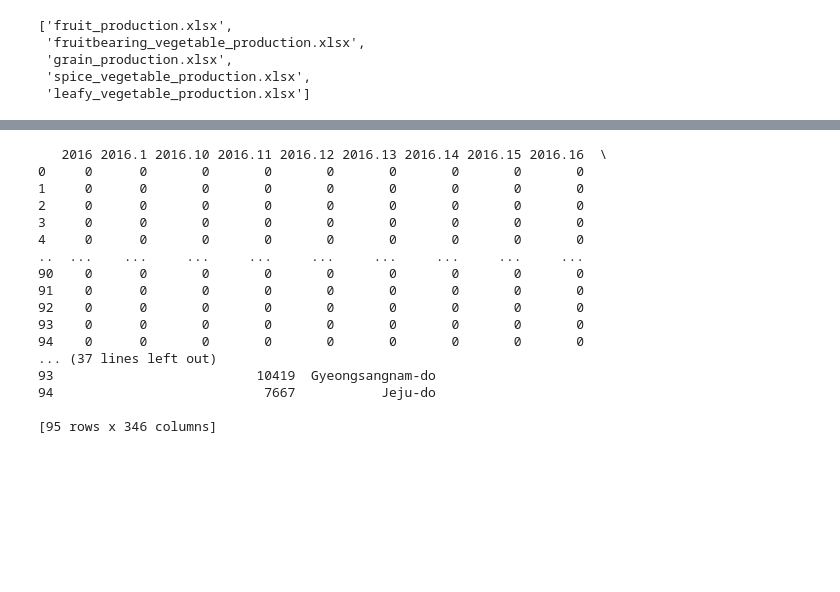
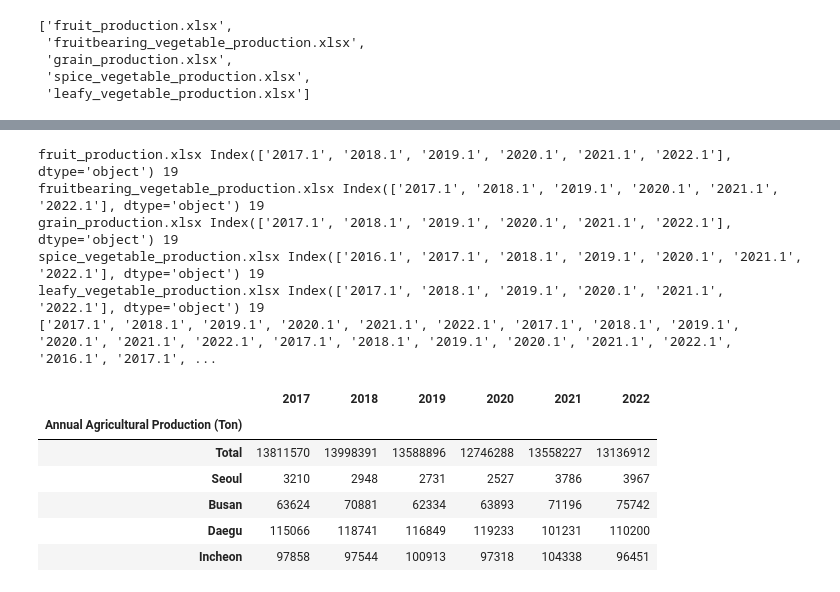
Before and after one commit to seohyeonlee2020/p-ollution, a Jupyter notebook: agDataClean.ipynb, the cells around one changed output, grey strips where cells are left out. Saved outputs shown, nothing was run; the diff lists cells and outputs as text; code cells hidden in the pictures; blank space fills up the shorter version.

```diff
--- a/agDataClean.ipynb
+++ b/agDataClean.ipynb
@@ -29,3 +29,8 @@ title_list
  'grain_production.xlsx',
  'spice_vegetable_production.xlsx',
  'leafy_vegetable_production.xlsx']
+# %%
+#save regions
+regions = df_list[0]['By province']
+regions[0] = 'Regions'
+regions
@@ -32,9 +58,9 @@ title_list
 # %%
+filtered_list = []
 for title, df in zip(title_list, df_list):
     if title != 'main_crop_production':
-        #takeproduction only from each year (filter column names that end with ".1")
+
         pattern = r".*\.1$"
         filtered_cols = [col for col in df.columns if re.match(pattern, col)]
         filtered_df = df[filtered_cols]
-        transposed_df = filtered_df.transpose()
-        transposed_df.head()
+        filtered_list.append(filtered_df)
@@ -53,29 +85,39 @@ main.head()
-# %%
-# Concatenate the datasets along rows
-combined_df = pd.concat(df_list, ignore_index=True)
-
-# Group by the columns and sum the values
-result_df = combined_df.groupby(combined_df.columns, axis=1).sum()
-
-# If you have NaN values due to missing data in some datasets, you can replace them with 0
-result_df = result_df.fillna(0)
-
-print(result_df)
-# %% [output]
-   2016 2016.1 2016.10 2016.11 2016.12 2016.13 2016.14 2016.15 2016.16  \
-0     0      0       0       0       0       0       0       0       0
-1     0      0       0       0       0       0       0       0       0
-2     0      0       0       0       0       0       0       0       0
-3     0      0       0       0       0       0       0       0       0
-4     0      0       0       0       0       0       0       0       0
-..  ...    ...     ...     ...     ...     ...     ...     ...     ...
-90    0      0       0       0       0       0       0       0       0
-91    0      0       0       0       0       0       0       0       0
-92    0      0       0       0       0       0       0       0       0
-93    0      0       0       0       0       0       0       0       0
-94    0      0       0       0       0       0       0       0       0
-... (37 lines left out)
-93                          10419  Gyeongsangnam-do
-94                           7667           Jeju-do
-
-[95 rows x 346 columns]
+# %%
+for title, df in zip(title_list, filtered_list):
+    print(title, df.columns, len(df))
+    #spice production has an extra year. dropped it here
+    if title == "spice_vegetable_production.xlsx":
+        df = df.drop(['2016.1'], axis = 1)
+
+column_names = filtered_list[0].columns
+concat_df = pd.concat(filtered_list, axis = 1)
+print(list(concat_df.columns))
+
+#sum all columns in concat_df with the same name and assignt this column to corresponding name
+sum_result = concat_df.groupby(level=0, axis=1).sum()
+# sum_result.head()
+
+#drop 2016 since only one df has this information and drop first row
+sum_result = sum_result.drop(['2016.1'], axis = 1)
+
+sum_result = sum_result.set_index(regions)
+sum_result = sum_result.iloc[1:, :]
+sum_result.index.name = 'Annual Agricultural Production (Ton)'
+
+year = [int(x.split(".")[0]) for x in column_names]
+sum_result.columns = year
+sum_result.head()
+# %% [output]
+fruit_production.xlsx Index(['2017.1', '2018.1', '2019.1', '2020.1', '2021.1', '2022.1'], dtype='object') 19
+fruitbearing_vegetable_production.xlsx Index(['2017.1', '2018.1', '2019.1', '2020.1', '2021.1', '2022.1'], dtype='object') 19
+grain_production.xlsx Index(['2017.1', '2018.1', '2019.1', '2020.1', '2021.1', '2022.1'], dtype='object') 19
+spice_vegetable_production.xlsx Index(['2016.1', '2017.1', '2018.1', '2019.1', '2020.1', '2021.1', '2022.1'], dtype='object') 19
+leafy_vegetable_production.xlsx Index(['2017.1', '2018.1', '2019.1', '2020.1', '2021.1', '2022.1'], dtype='object') 19
+['2017.1', '2018.1', '2019.1', '2020.1', '2021.1', '2022.1', '2017.1', '2018.1', '2019.1', '2020.1', '2021.1', '2022.1', '2017.1', '2018.1', '2019.1', '2020.1', '2021.1', '2022.1', '2016.1', '2017.1', ...
+|  | 2017 | 2018 | 2019 | 2020 | 2021 | 2022 |
+| Annual Agricultural Production (Ton) |  |  |  |  |  |  |
+| Total | 13811570 | 13998391 | 13588896 | 12746288 | 13558227 | 13136912 |
+| Seoul | 3210 | 2948 | 2731 | 2527 | 3786 | 3967 |
+| Busan | 63624 | 70881 | 62334 | 63893 | 71196 | 75742 |
+| Daegu | 115066 | 118741 | 116849 | 119233 | 101231 | 110200 |
+| Incheon | 97858 | 97544 | 100913 | 97318 | 104338 | 96451 |
```
Also changed, not shown: parts of 4 cells of this notebook, 29 other files.
